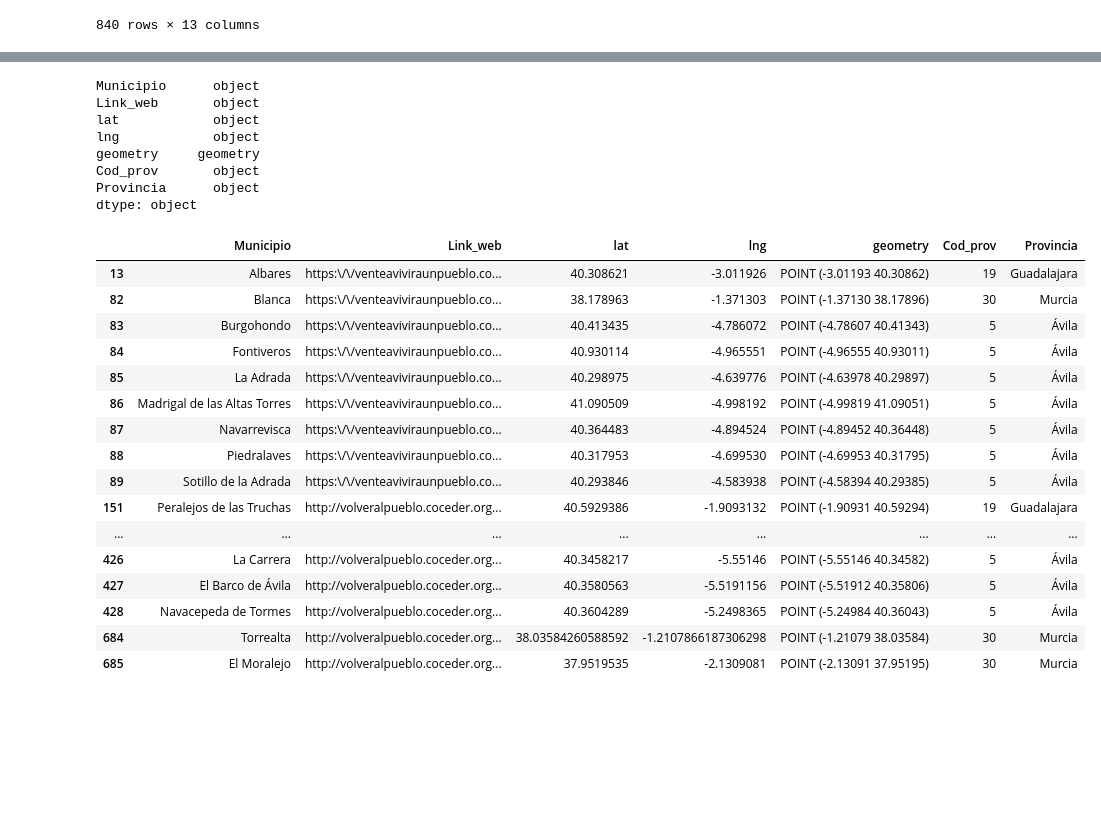
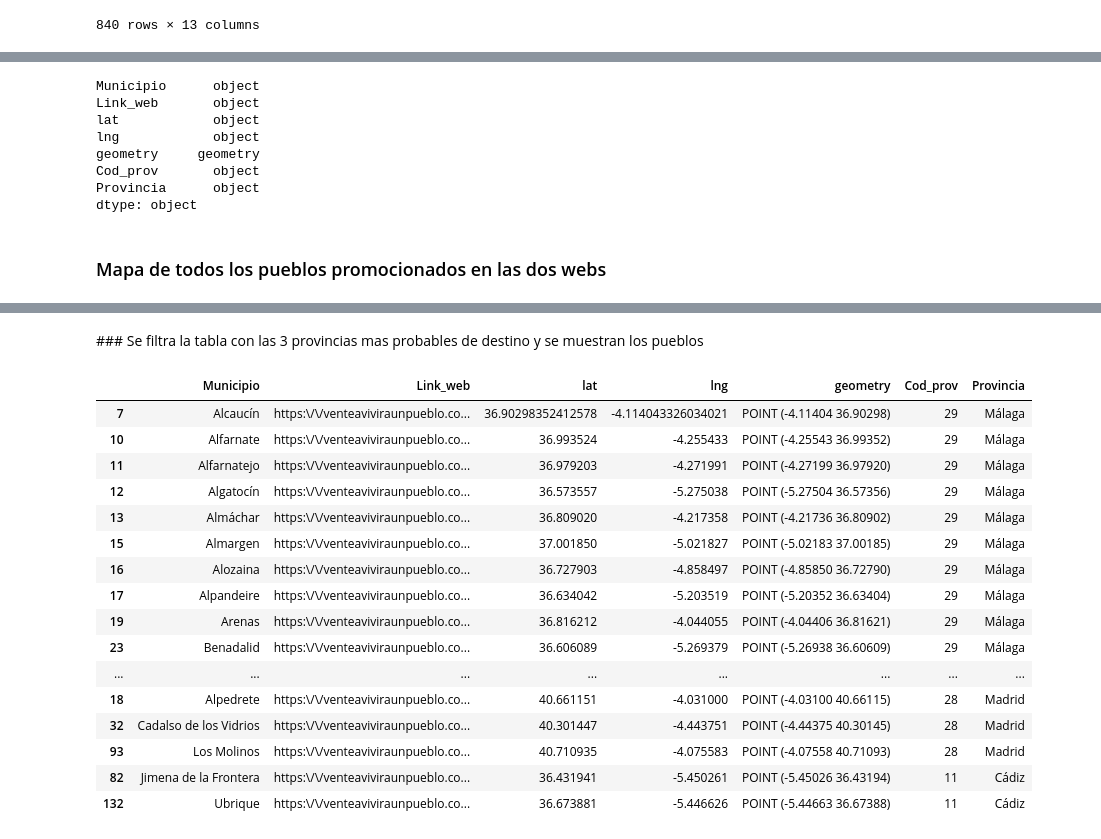
Before and after one commit to Laura-Martin-Perez/Kwichon-in-Spain-, a Jupyter notebook: Kwichon_Spain-Prediccion.ipynb, the cells around one changed output, grey strips where cells are left out. Saved outputs shown, nothing was run; the diff lists cells and outputs as text; code cells hidden in the pictures; blank space fills up the shorter version.

```diff
--- a/Kwichon_Spain-Prediccion.ipynb
+++ b/Kwichon_Spain-Prediccion.ipynb
@@ -649,3 +453,3 @@ df_pueblos2['lng'] = df_pueblos2['lng'].apply(lambda x: x.split(' Latitud')[0])
 # %%
-df_pueblos2['lat'] = df_pueblos2['lat'].apply(lambda x: x.rstrip('.'))
-df_pueblos2['lng'] = df_pueblos2['lng'].apply(lambda x: x.rstrip('.'))
+df_volver['lat'] = df_volver['lat'].apply(lambda x: x.rstrip('.'))
+df_volver['lng'] = df_volver['lng'].apply(lambda x: x.rstrip('.'))
@@ -737,2 +472,3 @@ df_map
 # %%
-df_mapa2 = pd.concat([df_pueblos,df_map], ignore_index=True)
+df_pueblos_web = pd.concat([df_vente,df_volver], ignore_index=True)
+df_pueblos_web
@@ -797,0 +489,4 @@ for i in range(0,len(df_mapa2)):
+# %%
+# Se crea un GeoDataFrame para poder utilizar los datos en un mapa
+df_map_pueblos = gpd.GeoDataFrame(df_pueblos_web,geometry=gpd.points_from_xy(df_pueblos_web.lng, df_pueblos_web.lat))
+df_map_pueblos
@@ -797,0 +528,5 @@ for i in range(0,len(df_mapa2)):
+# %%
+# Se eliminan columnas innecesarias y se renombran algunas columnas.
+df_pueblos.drop(columns='index_right', inplace=True)
+df_pueblos.rename(columns={ 'id':'Cod_prov','name':'Provincia'}, inplace=True)
+df_pueblos
@@ -797,0 +547,11 @@ for i in range(0,len(df_mapa2)):
+# %%
+df_pueblos.dtypes
+# %% [output]
+Municipio      object
+Link_web       object
+lat            object
+lng            object
+geometry     geometry
+Cod_prov       object
+Provincia      object
+dtype: object
@@ -797,0 +561,2 @@ for i in range(0,len(df_mapa2)):
+# %% [markdown]
+### Mapa de todos los pueblos promocionados en las dos webs
@@ -800,13 +569,2 @@ mapa2
 # %% [output]
 [interactive output not drawn]
-# %%
-df_mapa2.dtypes
-# %% [output]
-Municipio      object
-Link_web       object
-lat            object
-lng            object
-geometry     geometry
-Cod_prov       object
-Provincia      object
-dtype: object
@@ -817,21 +573,23 @@ pd.to_pickle(df_mapa2,'df_prediccion.pkl')
+# %% [markdown]
+### Se filtra la tabla con las 3 provincias mas probables de destino y se muestran los pueblos
 # %%
-df_pueblos_dest2 = df_mapa2[df_mapa2['Cod_prov'].isin(lista_destino)]
-df_pueblos_dest2
+df_pueblos_dest = df_pueblos[df_pueblos['Cod_prov'].isin(lista_destino)]
+df_pueblos_dest
 # %% [output]
 |  | Municipio | Link_web | lat | lng | geometry | Cod_prov | Provincia |
-| 13 | Albares | https:\/\/venteaviviraunpueblo.co... | 40.308621 | -3.011926 | POINT (-3.01193 40.30862) | 19 | Guadalajara |
-| 82 | Blanca | https:\/\/venteaviviraunpueblo.co... | 38.178963 | -1.371303 | POINT (-1.37130 38.17896) | 30 | Murcia |
-| 83 | Burgohondo | https:\/\/venteaviviraunpueblo.co... | 40.413435 | -4.786072 | POINT (-4.78607 40.41343) | 5 | Ávila |
-| 84 | Fontiveros | https:\/\/venteaviviraunpueblo.co... | 40.930114 | -4.965551 | POINT (-4.96555 40.93011) | 5 | Ávila |
-| 85 | La Adrada | https:\/\/venteaviviraunpueblo.co... | 40.298975 | -4.639776 | POINT (-4.63978 40.29897) | 5 | Ávila |
-| 86 | Madrigal de las Altas Torres | https:\/\/venteaviviraunpueblo.co... | 41.090509 | -4.998192 | POINT (-4.99819 41.09051) | 5 | Ávila |
-| 87 | Navarrevisca | https:\/\/venteaviviraunpueblo.co... | 40.364483 | -4.894524 | POINT (-4.89452 40.36448) | 5 | Ávila |
-| 88 | Piedralaves | https:\/\/venteaviviraunpueblo.co... | 40.317953 | -4.699530 | POINT (-4.69953 40.31795) | 5 | Ávila |
-| 89 | Sotillo de la Adrada | https:\/\/venteaviviraunpueblo.co... | 40.293846 | -4.583938 | POINT (-4.58394 40.29385) | 5 | Ávila |
-| 151 | Peralejos de las Truchas | http://volveralpueblo.coceder.org... | 40.5929386 | -1.9093132 | POINT (-1.90931 40.59294) | 19 | Guadalajara |
+| 7 | Alcaucín | https:\/\/venteaviviraunpueblo.co... | 36.90298352412578 | -4.114043326034021 | POINT (-4.11404 36.90298) | 29 | Málaga |
+| 10 | Alfarnate | https:\/\/venteaviviraunpueblo.co... | 36.993524 | -4.255433 | POINT (-4.25543 36.99352) | 29 | Málaga |
+| 11 | Alfarnatejo | https:\/\/venteaviviraunpueblo.co... | 36.979203 | -4.271991 | POINT (-4.27199 36.97920) | 29 | Málaga |
+| 12 | Algatocín | https:\/\/venteaviviraunpueblo.co... | 36.573557 | -5.275038 | POINT (-5.27504 36.57356) | 29 | Málaga |
+| 13 | Almáchar | https:\/\/venteaviviraunpueblo.co... | 36.809020 | -4.217358 | POINT (-4.21736 36.80902) | 29 | Málaga |
+| 15 | Almargen | https:\/\/venteaviviraunpueblo.co... | 37.001850 | -5.021827 | POINT (-5.02183 37.00185) | 29 | Málaga |
+| 16 | Alozaina | https:\/\/venteaviviraunpueblo.co... | 36.727903 | -4.858497 | POINT (-4.85850 36.72790) | 29 | Málaga |
+| 17 | Alpandeire | https:\/\/venteaviviraunpueblo.co... | 36.634042 | -5.203519 | POINT (-5.20352 36.63404) | 29 | Málaga |
+| 19 | Arenas | https:\/\/venteaviviraunpueblo.co... | 36.816212 | -4.044055 | POINT (-4.04406 36.81621) | 29 | Málaga |
+| 23 | Benadalid | https:\/\/venteaviviraunpueblo.co... | 36.606089 | -5.269379 | POINT (-5.26938 36.60609) | 29 | Málaga |
 | ... | ... | ... | ... | ... | ... | ... | ... |
-| 426 | La Carrera | http://volveralpueblo.coceder.org... | 40.3458217 | -5.55146 | POINT (-5.55146 40.34582) | 5 | Ávila |
-| 427 | El Barco de Ávila | http://volveralpueblo.coceder.org... | 40.3580563 | -5.5191156 | POINT (-5.51912 40.35806) | 5 | Ávila |
-| 428 | Navacepeda de Tormes | http://volveralpueblo.coceder.org... | 40.3604289 | -5.2498365 | POINT (-5.24984 40.36043) | 5 | Ávila |
-| 684 | Torrealta | http://volveralpueblo.coceder.org... | 38.03584260588592 | -1.2107866187306298 | POINT (-1.21079 38.03584) | 30 | Murcia |
-| 685 | El Moralejo | http://volveralpueblo.coceder.org... | 37.9519535 | -2.1309081 | POINT (-2.13091 37.95195) | 30 | Murcia |
+| 18 | Alpedrete | https:\/\/venteaviviraunpueblo.co... | 40.661151 | -4.031000 | POINT (-4.03100 40.66115) | 28 | Madrid |
+| 32 | Cadalso de los Vidrios | https:\/\/venteaviviraunpueblo.co... | 40.301447 | -4.443751 | POINT (-4.44375 40.30145) | 28 | Madrid |
+| 93 | Los Molinos | https:\/\/venteaviviraunpueblo.co... | 40.710935 | -4.075583 | POINT (-4.07558 40.71093) | 28 | Madrid |
+| 82 | Jimena de la Frontera | https:\/\/venteaviviraunpueblo.co... | 36.431941 | -5.450261 | POINT (-5.45026 36.43194) | 11 | Cádiz |
+| 132 | Ubrique | https:\/\/venteaviviraunpueblo.co... | 36.673881 | -5.446626 | POINT (-5.44663 36.67388) | 11 | Cádiz |
```
Also changed, not shown: parts of 77 cells of this notebook, 20 other files.
